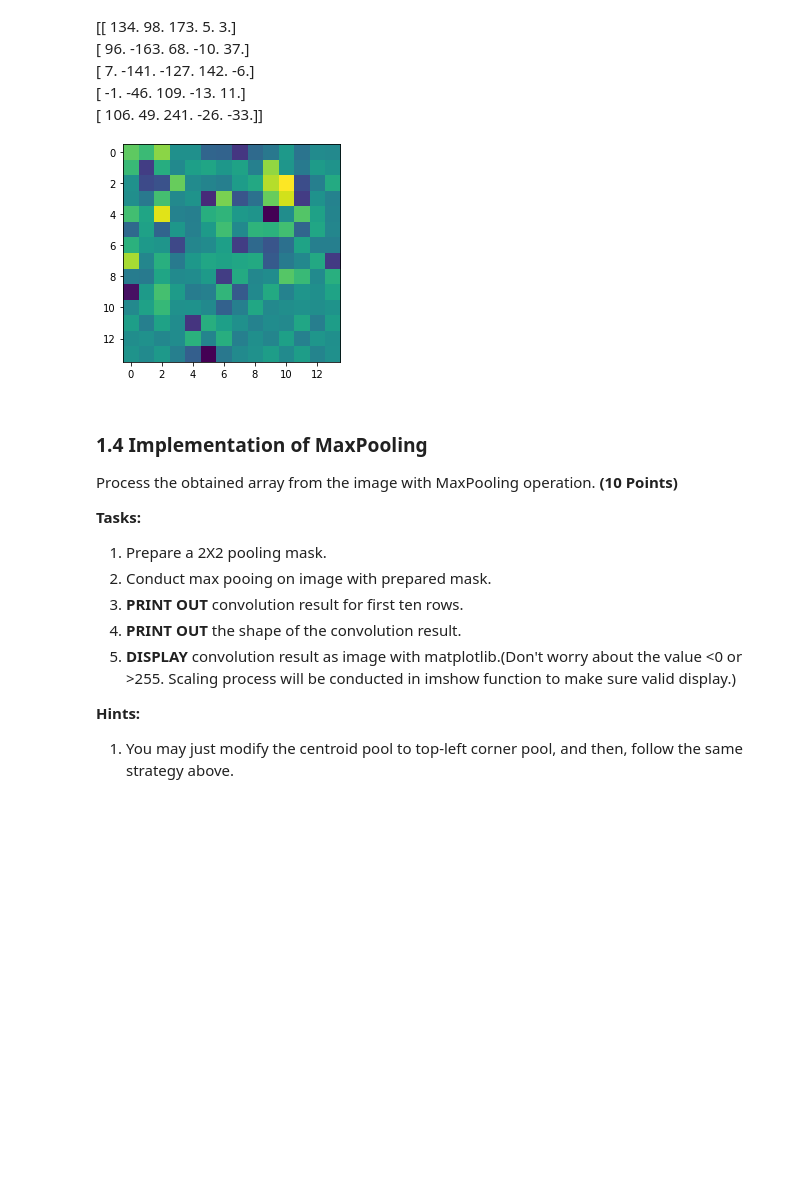
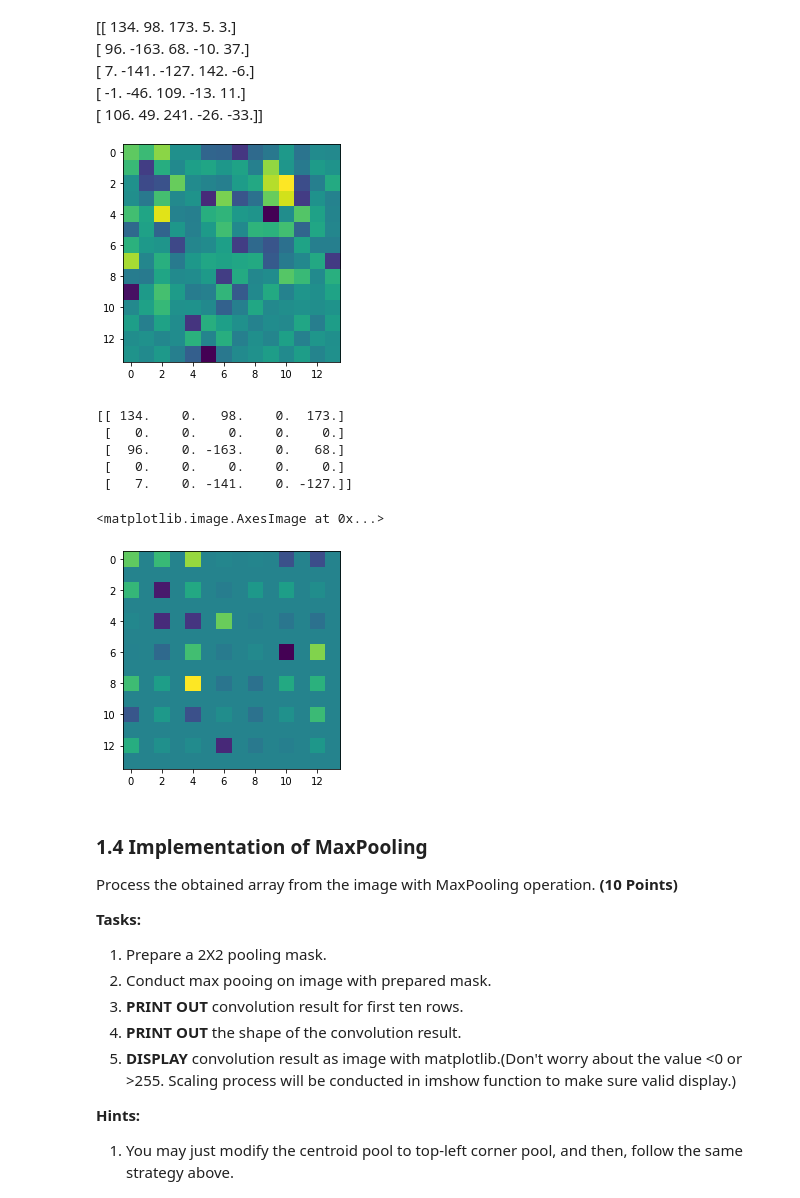
Before and after one commit to cgprats/CAP4630_HW3, a Jupyter notebook: Homework_03.ipynb, the cells around one changed output. Drawn from its saved outputs; the diff is of its cells as text; code cells hidden in the pictures; blank space fills up the shorter version.

```diff
--- a/Homework_03.ipynb
+++ b/Homework_03.ipynb
@@ -123,3 +142,27 @@ Conduct the convolution with the same filter as above, but change the stride to
+# %%
+######## Convolution with Laplacian Filter and the setting of stride=2 ##################
+stride = 2
+output = np.zeros((int(((img_matrix.shape[0] - kernel.shape[0]) / stride) + 1), int(((img_matrix.shape[1] - kernel.shape[1]) / stride) + 1)))
+
+for y in range(img_matrix.shape[1]):
+  if y % stride == 0:
+    for x in range(img_matrix.shape[0]):
+      try:
+        if x % stride == 0:
+          output[x, y] = (kernel * img_matrix[x: x + kernel.shape[0], y: y + kernel.shape[1]]).sum()
+      except:
+        break
+
+print(output[0:5,0:5])
+plt.imshow(output)
+# %% [output]
+[[ 134.    0.   98.    0.  173.]
+ [   0.    0.    0.    0.    0.]
+ [  96.    0. -163.    0.   68.]
+ [   0.    0.    0.    0.    0.]
+ [   7.    0. -141.    0. -127.]]
+<matplotlib.image.AxesImage at 0x...>
+[figure, added]
 # %% [markdown]
 ### 1.4 Implementation of MaxPooling
 
```
Also changed, not shown: parts of 4 cells of this notebook.
